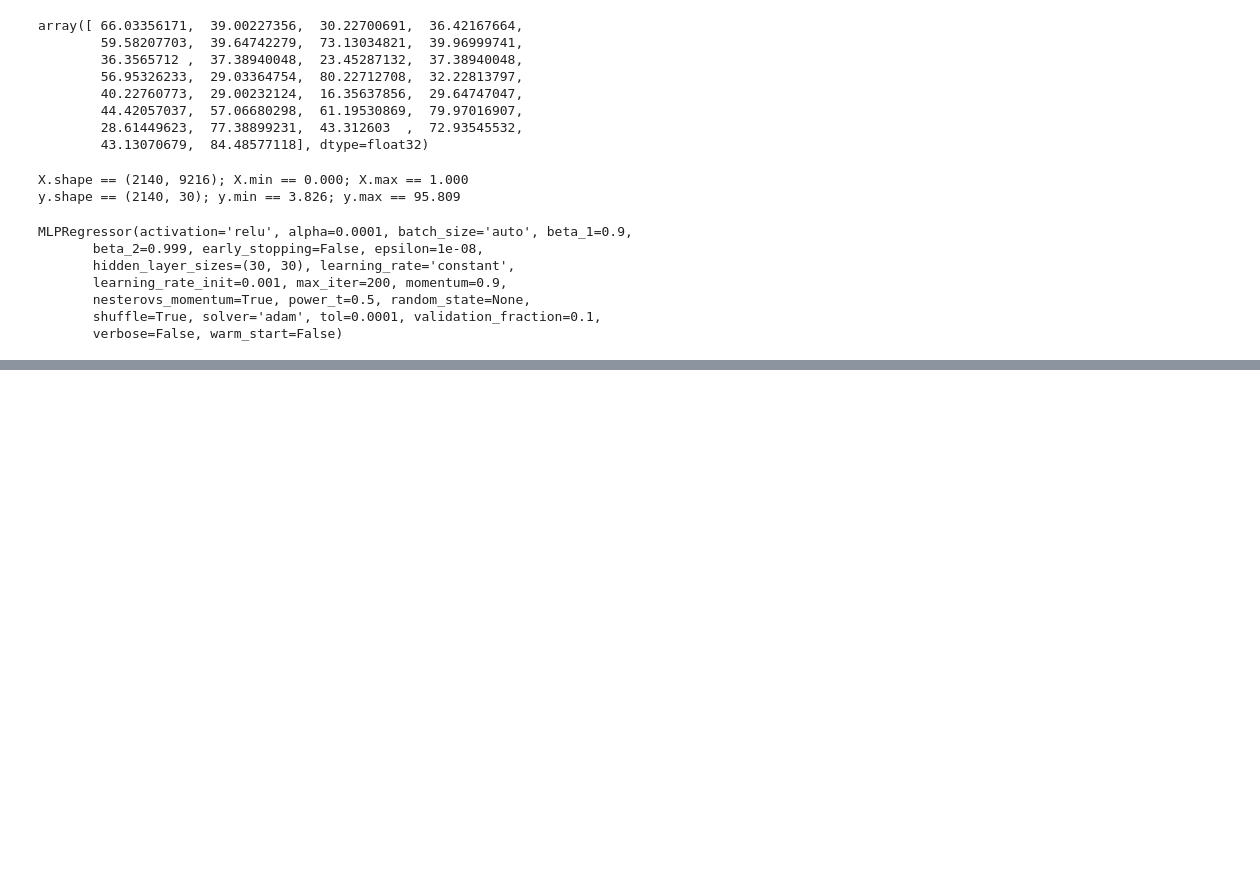
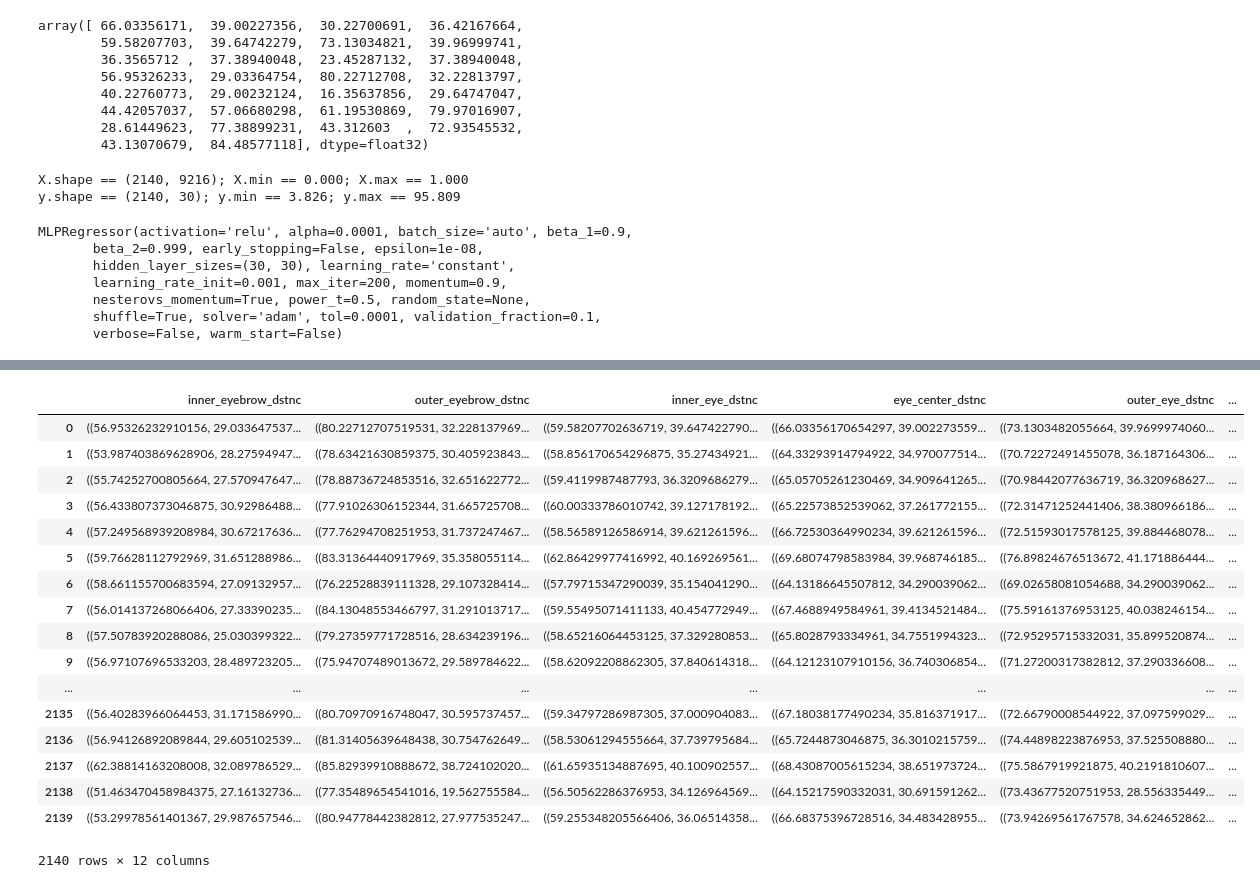
Before and after one commit to jyoon36/MScA_UChicago_Fall18_LinearAlgebra, a Jupyter notebook: Kaggle FP detect using NN.ipynb, the cells around one changed output, grey strips where cells are left out. Drawn from its saved outputs; the diff is of its cells as text; code cells hidden in the pictures; blank space fills up the shorter version.

```diff
--- a/Kaggle FP detect using NN.ipynb
+++ b/Kaggle FP detect using NN.ipynb
@@ -168,0 +205,7 @@ array([ 64.33293915,  34.97007751,  29.94927597,  33.44871521,
+# %%
+#creating new dataframe for making coordinate value into tuple
+dat_coordi = pd.DataFrame(np.random.rand(2140,15))
+
+
+for i in range(0,15):
+    dat_coordi.iloc[:,i] = dat.iloc[:,i*2:i*2+2].apply(tuple, axis=1)
@@ -168,0 +243,19 @@ array([ 64.33293915,  34.97007751,  29.94927597,  33.44871521,
+# %%
+#creating a dataframe which will store distance value
+dat_distance = pd.DataFrame(np.random.rand(2140,12))
+# %%
+#remane column with labels of 12 targeted distances
+dat_distance.columns = [
+    'inner_eyebrow_dstnc',
+    'outer_eyebrow_dstnc',
+    'inner_eye_dstnc',
+    'eye_center_dstnc',
+    'outer_eye_dstnc',
+    'left_eye_dstnc',
+    'right_eye_dstnc',
+    'left_eye_nose_dstnc',
+    'right_eye_nose_dstnc',
+    'nose_lip_dstnc',
+    'lip_vertical_dstnc',
+    'lip_horizon_dstnc'
+]
@@ -168,0 +271,37 @@ array([ 64.33293915,  34.97007751,  29.94927597,  33.44871521,
+# %%
+# creating a dataframe which will store a list of two tuples of coordinates for each of 12 targeted distances
+dat_distance_coordi = pd.DataFrame(np.random.rand(2140,12))
+dat_distance_coordi.columns = dat_distance.columns
+dat_distance_coordi['inner_eyebrow_dstnc'] = list(zip(dat_coordi['left_eyebrow_inner_end'],dat_coordi['right_eyebrow_inner_end']))
+dat_distance_coordi['outer_eyebrow_dstnc']=list(zip(dat_coordi['left_eyebrow_outer_end'],dat_coordi['right_eyebrow_outer_end']))
+dat_distance_coordi['inner_eye_dstnc'] = list(zip(dat_coordi['left_eye_inner_corner'],dat_coordi['right_eye_inner_corner']))
+dat_distance_coordi['eye_center_dstnc']=list(zip(dat_coordi['left_eye_center'],dat_coordi['right_eye_center']))
+dat_distance_coordi['outer_eye_dstnc']=list(zip(dat_coordi['left_eye_outer_corner'],dat_coordi['right_eye_outer_corner']))
+dat_distance_coordi['left_eye_dstnc']=list(zip(dat_coordi['left_eye_inner_corner'],dat_coordi['left_eye_outer_corner']))
+dat_distance_coordi['right_eye_dstnc']=list(zip(dat_coordi['right_eye_inner_corner'],dat_coordi['right_eye_outer_corner']))
+dat_distance_coordi['left_eye_nose_dstnc']=list(zip(dat_coordi['left_eye_center'],dat_coordi['nose_tip']))
+dat_distance_coordi['right_eye_nose_dstnc']=list(zip(dat_coordi['right_eye_center'],dat_coordi['nose_tip']))
+dat_distance_coordi['nose_lip_dstnc']=list(zip(dat_coordi['nose_tip'],dat_coordi['mouth_center_top_lip']))
+dat_distance_coordi['lip_vertical_dstnc']=list(zip(dat_coordi['mouth_center_top_lip'],dat_coordi['mouth_center_bottom_lip']))
+dat_distance_coordi['lip_horizon_dstnc']=list(zip(dat_coordi['mouth_left_corner'],dat_coordi['mouth_right_corner']))
+# %%
+dat_distance_coordi
+# %% [output]
+|  | inner_eyebrow_dstnc | outer_eyebrow_dstnc | inner_eye_dstnc | eye_center_dstnc | outer_eye_dstnc | ... |
+| 0 | ((56.95326232910156, 29.033647537... | ((80.22712707519531, 32.228137969... | ((59.58207702636719, 39.647422790... | ((66.03356170654297, 39.002273559... | ((73.1303482055664, 39.9699974060... | ... |
+| 1 | ((53.987403869628906, 28.27594947... | ((78.63421630859375, 30.405923843... | ((58.856170654296875, 35.27434921... | ((64.33293914794922, 34.970077514... | ((70.72272491455078, 36.187164306... | ... |
+| 2 | ((55.74252700805664, 27.570947647... | ((78.88736724853516, 32.651622772... | ((59.4119987487793, 36.3209686279... | ((65.05705261230469, 34.909641265... | ((70.98442077636719, 36.320968627... | ... |
+| 3 | ((56.433807373046875, 30.92986488... | ((77.91026306152344, 31.665725708... | ((60.00333786010742, 39.127178192... | ((65.22573852539062, 37.261772155... | ((72.31471252441406, 38.380966186... | ... |
+| 4 | ((57.249568939208984, 30.67217636... | ((77.76294708251953, 31.737247467... | ((58.56589126586914, 39.621261596... | ((66.72530364990234, 39.621261596... | ((72.51593017578125, 39.884468078... | ... |
+| 5 | ((59.76628112792969, 31.651288986... | ((83.31364440917969, 35.358055114... | ((62.86429977416992, 40.169269561... | ((69.68074798583984, 39.968746185... | ((76.89824676513672, 41.171886444... | ... |
+| 6 | ((58.661155700683594, 27.09132957... | ((76.22528839111328, 29.107328414... | ((57.79715347290039, 35.154041290... | ((64.13186645507812, 34.290039062... | ((69.02658081054688, 34.290039062... | ... |
+| 7 | ((56.014137268066406, 27.33390235... | ((84.13048553466797, 31.291013717... | ((59.55495071411133, 40.454772949... | ((67.4688949584961, 39.4134521484... | ((75.59161376953125, 40.038246154... | ... |
+| 8 | ((57.50783920288086, 25.030399322... | ((79.27359771728516, 28.634239196... | ((58.65216064453125, 37.329280853... | ((65.8028793334961, 34.7551994323... | ((72.95295715332031, 35.899520874... | ... |
+| 9 | ((56.97107696533203, 28.489723205... | ((75.94707489013672, 29.589784622... | ((58.62092208862305, 37.840614318... | ((64.12123107910156, 36.740306854... | ((71.27200317382812, 37.290336608... | ... |
+| ... | ... | ... | ... | ... | ... | ... |
+| 2135 | ((56.40283966064453, 31.171586990... | ((80.70970916748047, 30.595737457... | ((59.34797286987305, 37.000904083... | ((67.18038177490234, 35.816371917... | ((72.66790008544922, 37.097599029... | ... |
+| 2136 | ((56.94126892089844, 29.605102539... | ((81.31405639648438, 30.754762649... | ((58.53061294555664, 37.739795684... | ((65.7244873046875, 36.3010215759... | ((74.44898223876953, 37.525508880... | ... |
+| 2137 | ((62.38814163208008, 32.089786529... | ((85.82939910888672, 38.724102020... | ((61.65935134887695, 40.100902557... | ((68.43087005615234, 38.651973724... | ((75.5867919921875, 40.2191810607... | ... |
+| 2138 | ((51.463470458984375, 27.16132736... | ((77.35489654541016, 19.562755584... | ((56.50562286376953, 34.126964569... | ((64.15217590332031, 30.691591262... | ((73.43677520751953, 28.556335449... | ... |
+| 2139 | ((53.29978561401367, 29.987657546... | ((80.94778442382812, 27.977535247... | ((59.255348205566406, 36.06514358... | ((66.68375396728516, 34.483428955... | ((73.94269561767578, 34.624652862... | ... |
+2140 rows × 12 columns
```
Also changed, not shown: parts of 26 cells of this notebook.
